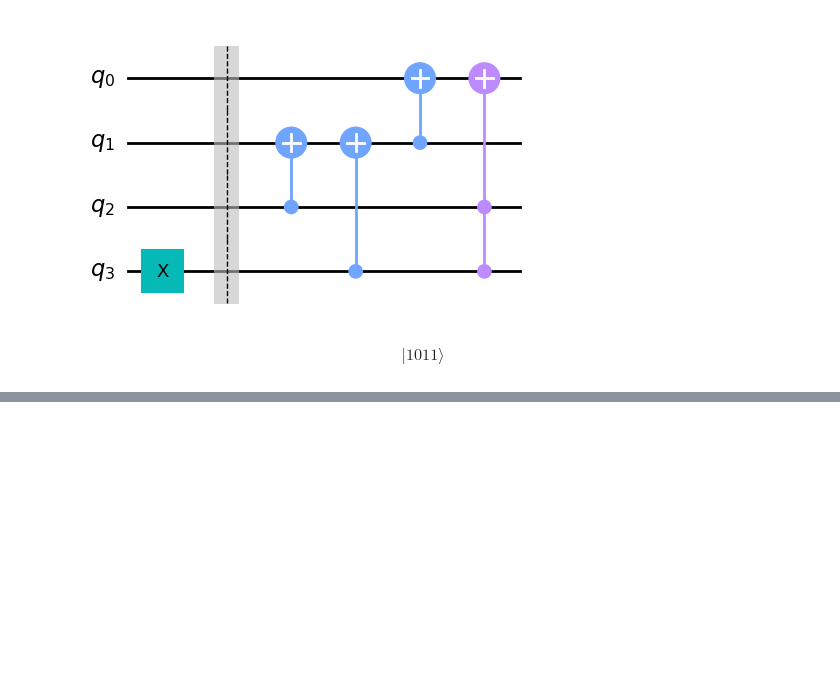
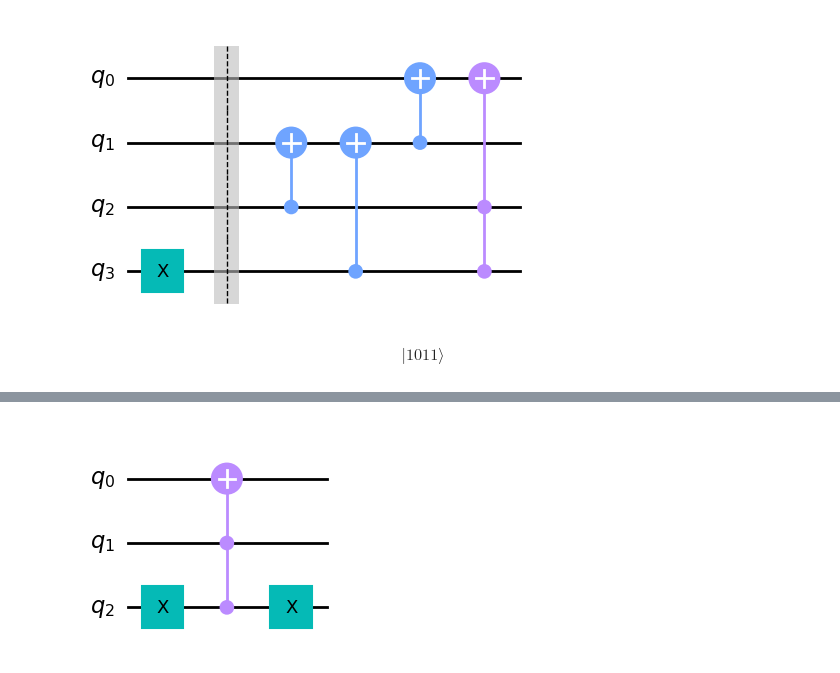
Before and after one commit to Dpbm/QPapersPlease, a Jupyter notebook: papers-please.ipynb, the cells around one changed output, grey strips where cells are left out. Drawn from its saved outputs; the diff is of its cells as text; code cells hidden in the pictures; blank space fills up the shorter version.

```diff
--- a/papers-please.ipynb
+++ b/papers-please.ipynb
@@ -143,0 +182,11 @@ $$ |1011\rangle$$
+# %%
+test2 = QuantumCircuit(3)
+
+test2.x(-1)
+
+test2.ccx(-1, -2, -3)
+test2.x(-1)
+
+test2.draw("mpl")
+# %% [output]
+[figure, added]
```
Also changed, not shown: parts of 18 cells of this notebook.
